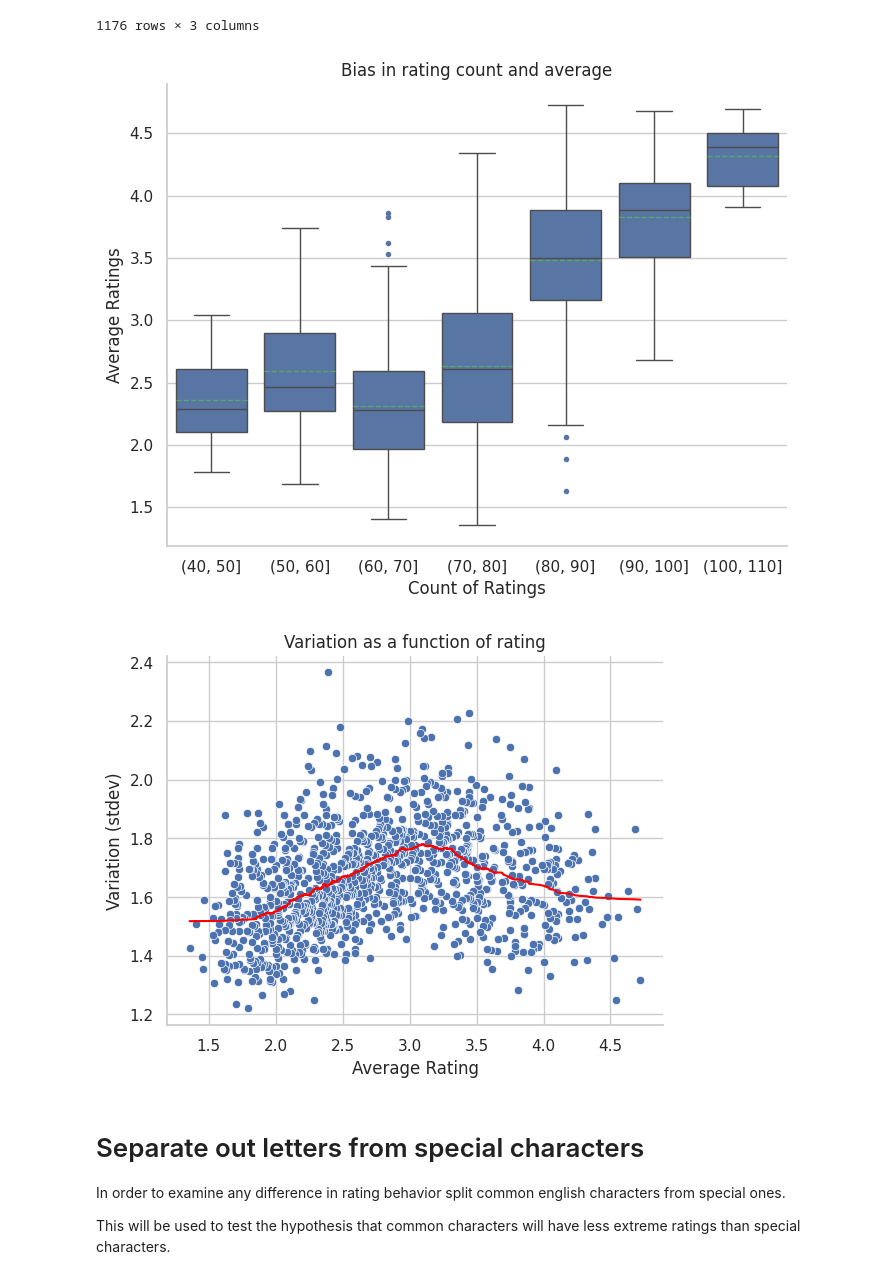
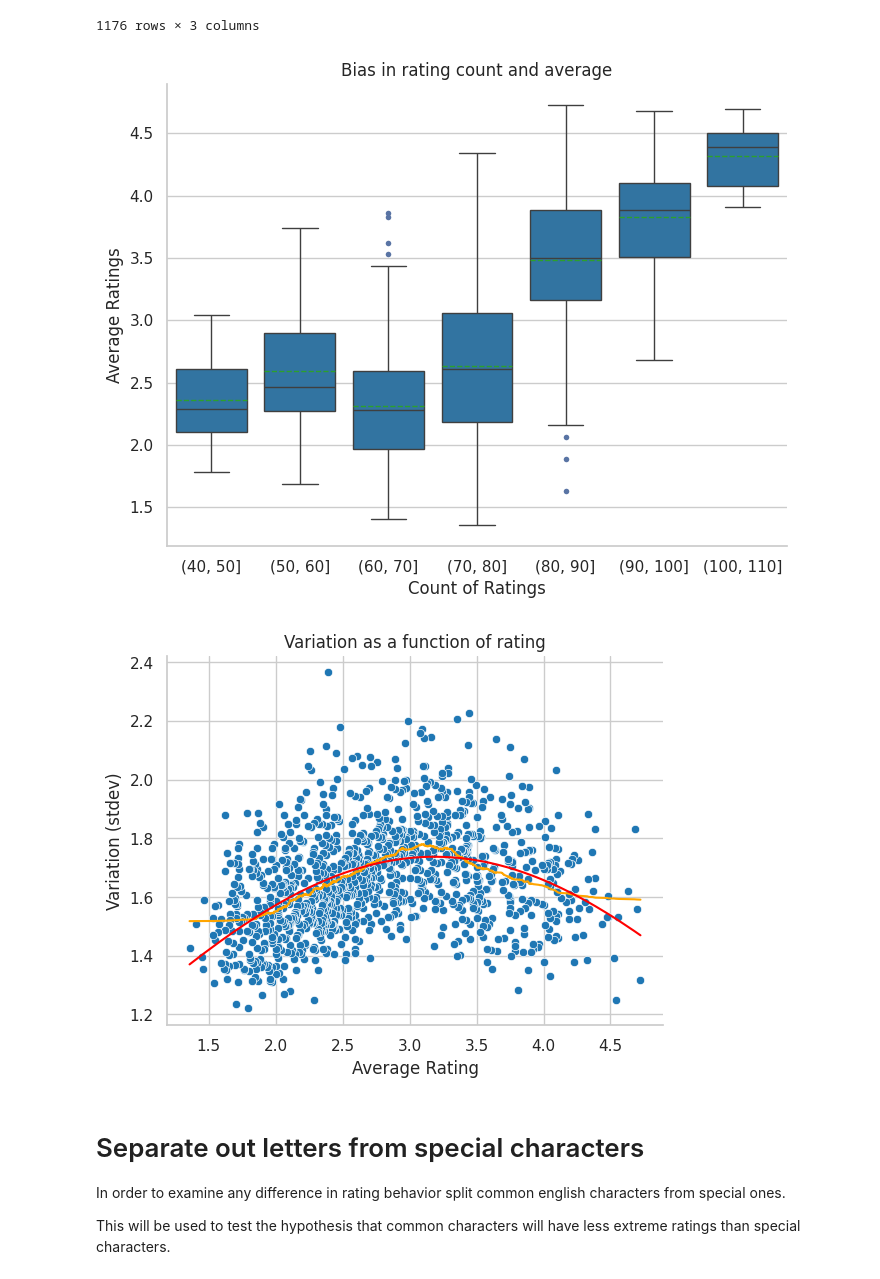
Before and after one commit to Nate-Sheibley/favorite_letters, a Jupyter notebook: favorite_letters.ipynb, the cells around one changed output. Drawn from its saved outputs; the diff is of its cells as text; code cells hidden in the pictures.

```diff
--- a/favorite_letters.ipynb
+++ b/favorite_letters.ipynb
@@ -23,16 +23,21 @@ import pathlib as plib
 from tabulate import tabulate
 
 import pandas as pd
+import numpy as np
 import string
 
 import scipy.stats as st
 from scipy import signal
+from scipy.optimize import curve_fit
+
 import pingouin as pg # for post-host pairwise test
 from statsmodels.stats.anova import AnovaRM # for anova test
 
 import matplotlib.pyplot as plt
 import seaborn as sns
 sns.set_theme(style="whitegrid")
+sns.set_palette('tab10')
+import altair as alt
 # %%
 cwd = plib.Path.cwd()
 
@@ -344,30 +349,37 @@ ax.set_title("Bias in rating count and average")
 sns.despine()
 fig.savefig("images/rating_count_vs_avg_ratings_box")
 # %% [output]
-[figure, old version]
+[figure, new version]
 # %%
 # Feature engineer total vote count.
 used_columns = ['average', 'standard dev.']
 var_avg_df = data.loc[:, used_columns]
 # build a filtered dataset to show trend clearly
-var_avg_df['savgol_filter_stdev'] = signal.savgol_filter(df['standard dev.'], 175, 1)
+var_avg_df['savgol_filter_stdev'] = signal.savgol_filter(data['standard dev.'], 175, 1)
+# %%
+def func(x, a, b, c):
+    return a * np.exp(-((x - b)**2)/(2 * c**2))
+xdata = var_avg_df['average']
+popt, pcov = curve_fit(func, xdata, var_avg_df['standard dev.'])
+df_model_avgstdev = pd.DataFrame({'modelx':xdata, 'calcy':func(xdata, *popt)})
 # %%
 # Set up the matplotlib figure
 fig, ax= plt.subplots()
 
 # Draw a the base scatterplot
 sns.scatterplot(data=var_avg_df,  y='standard dev.', x='average')
 # Draw the savgol filtered data to show a trend
-sns.lineplot(data=var_avg_df,  y='savgol_filter_stdev', x='average', color= 'red')
+sns.lineplot(data=var_avg_df,  y='savgol_filter_stdev', x='average', color= 'orange')
+sns.lineplot(data=df_model_avgstdev, y='calcy', x='modelx', color= 'red')
 
 # Finalize the ax1
 ax.set_xlabel("Average Rating")
 ax.set_ylabel("Variation (stdev)")
 ax.set_title("Variation as a function of rating")
 sns.despine()
 fig.savefig("images/avg_stdev_scatter")
 # %% [output]
-[figure, old version]
+[figure, new version]
 # %% [markdown]
 # Separate out letters from special characters
 In order to examine any difference in rating behavior split common english characters from special ones.
```
Also changed, not shown: parts of 7 cells of this notebook, 1 other file.
